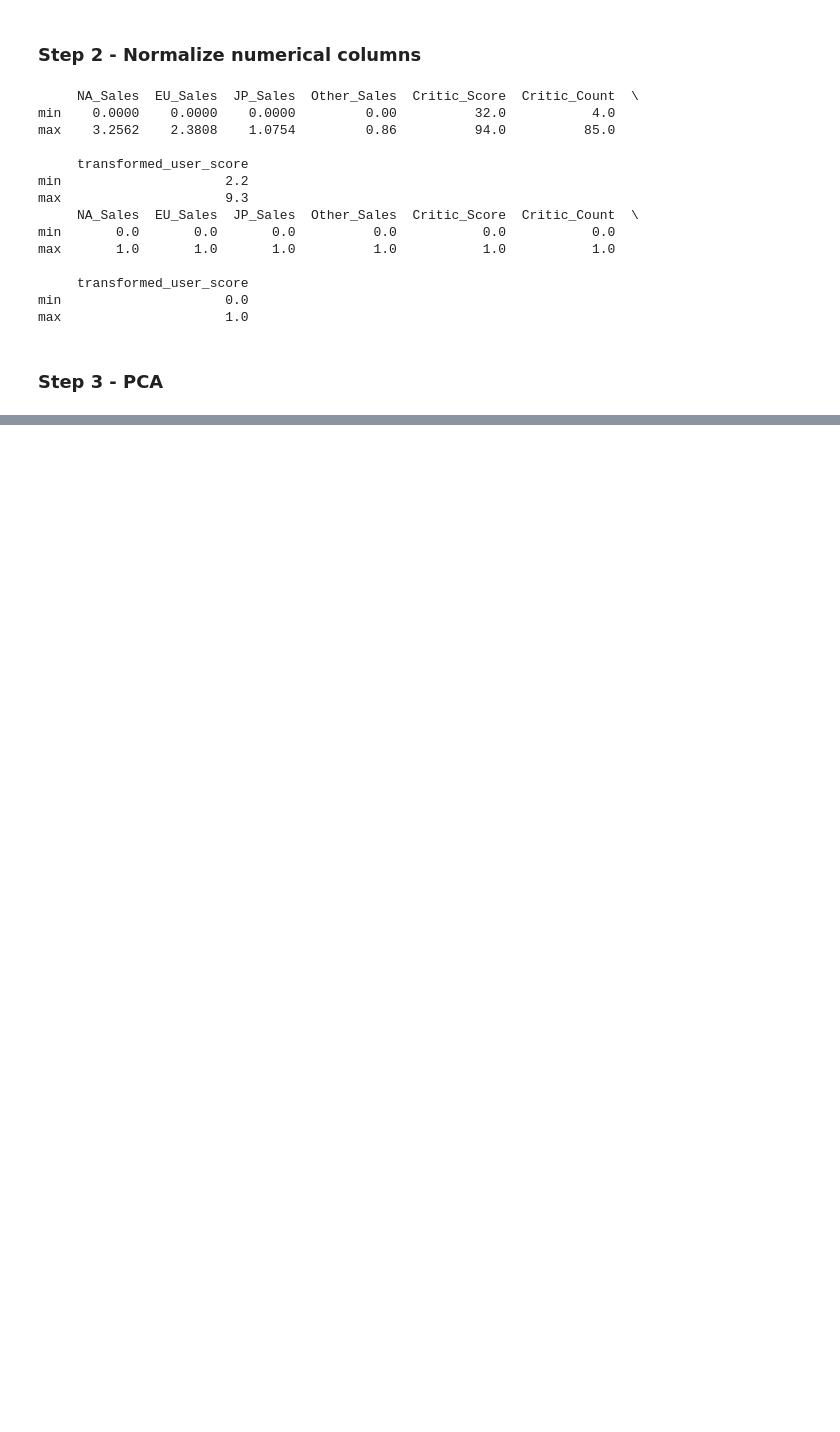
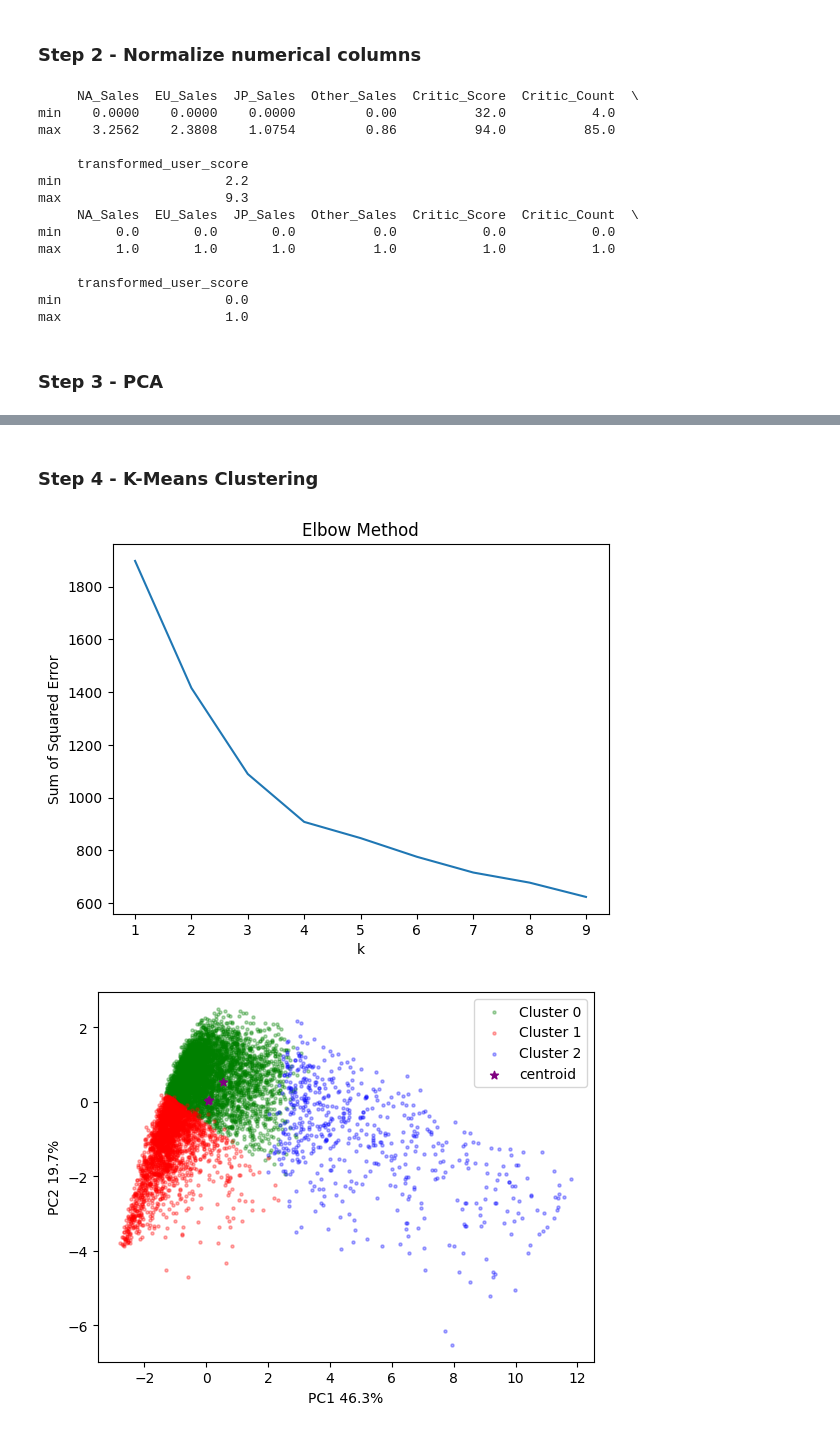
Before and after one commit to NoahKrobot/CA1_Video_Game_DAV, a Jupyter notebook: CA1.ipynb, the cells around one changed output, grey strips where cells are left out. Drawn from its saved outputs; the diff is of its cells as text; code cells hidden in the pictures; blank space fills up the shorter version.

```diff
--- a/CA1.ipynb
+++ b/CA1.ipynb
@@ -368,3 +372,38 @@ Critic_Count              0.203000
 NA_Sales                  0.199363
 JP_Sales                  0.035820
 dtype: float64
+# %% [markdown]
+### Step 4 - K-Means Clustering
+# %%
+k_range = range(1, 10)
+sse = []
+for k in k_range:
+    km = KMeans(n_clusters=k, n_init='auto')
+    km.fit(MergedData_Normalised[numeric_cols])
+    sse.append(km.inertia_)
+plt.xlabel('k')
+plt.ylabel('Sum of Squared Error')
+plt.title('Elbow Method')
+plt.plot(k_range, sse)
+plt.show()
+
+km = KMeans(n_clusters=3, n_init='auto')
+pca_df['cluster'] = km.fit_predict(MergedData_Normalised[numeric_cols])
+
+cluster0 = pca_df[pca_df.cluster == 0]
+cluster1 = pca_df[pca_df.cluster == 1]
+cluster2 = pca_df[pca_df.cluster == 2]
+
+plt.scatter(cluster0.PC1, cluster0.PC2, color='green', alpha=0.3, s=5, label='Cluster 0')
+plt.scatter(cluster1.PC1, cluster1.PC2, color='red', alpha=0.3, s=5, label='Cluster 1')
+plt.scatter(cluster2.PC1, cluster2.PC2, color='blue', alpha=0.3, s=5, label='Cluster 2')
+
+plt.scatter(km.cluster_centers_[:, 0], km.cluster_centers_[:, 1], color='purple', marker = '*', label='centroid')
+
+plt.xlabel(f'PC1 {per_var[0]}%')
+plt.ylabel(f'PC2 {per_var[1]}%')
+plt.legend()
+plt.show()
+# %% [output]
+[figure, added]
+[figure, added]
```
Also changed, not shown: parts of 2 cells of this notebook.
